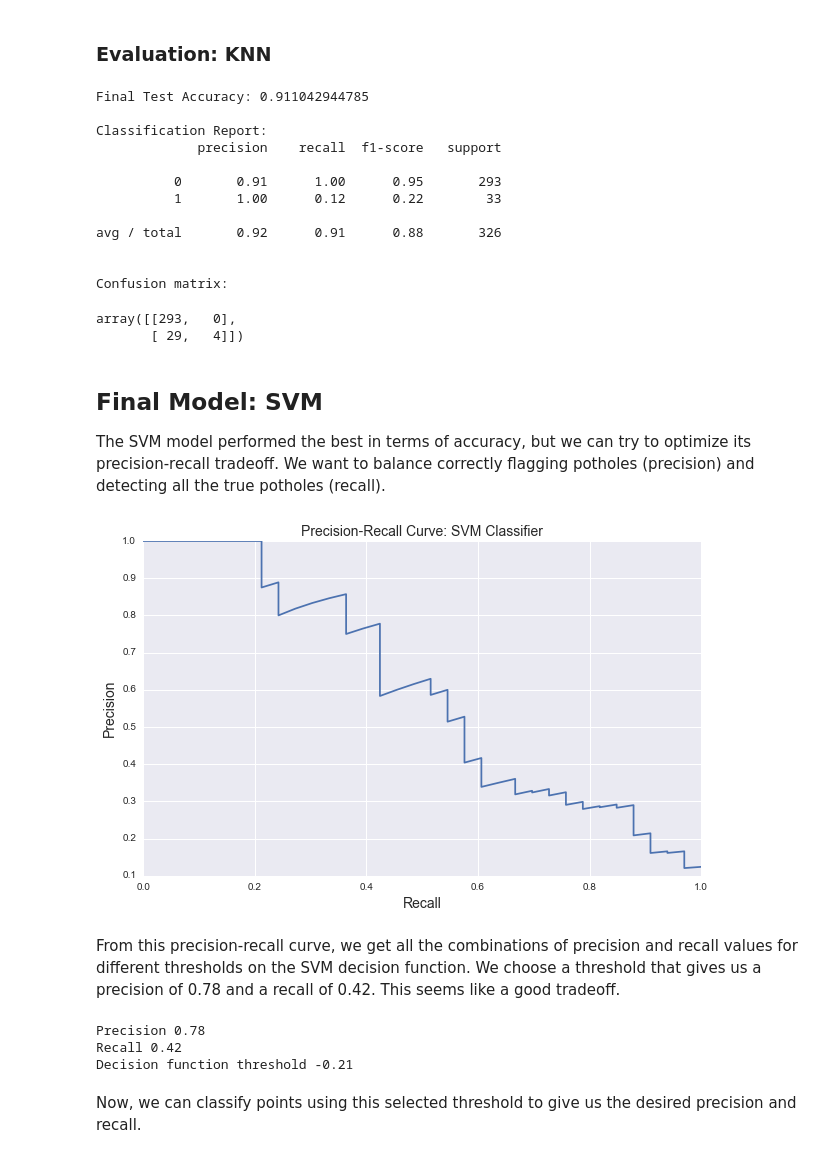
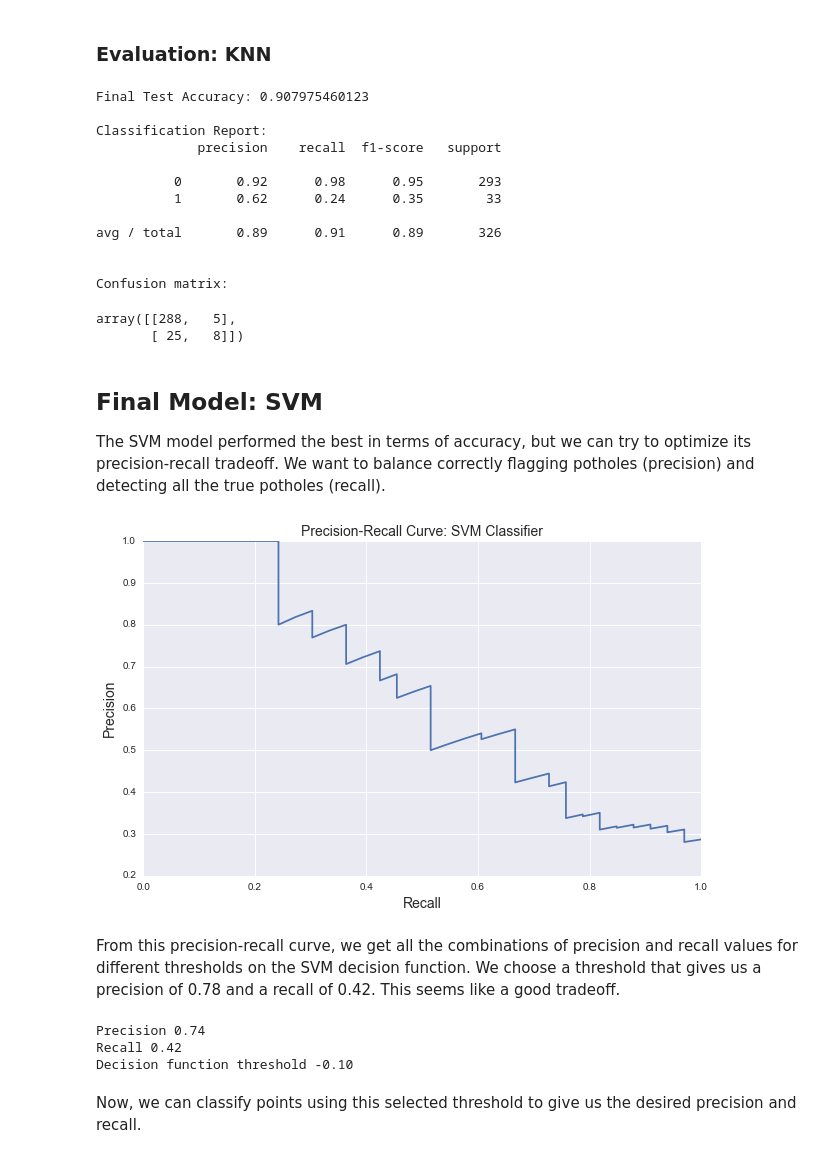
Before and after one commit to shouvikmani/Intelligent-Pothole-Detection, a Jupyter notebook: classification_potholes.ipynb, the cells around one changed output. Drawn from its saved outputs; the diff is of its cells as text; code cells hidden in the pictures.

Commit message:
Retrain potholes classifier without speed features

```diff
--- a/classification_potholes.ipynb
+++ b/classification_potholes.ipynb
@@ -51,7 +51,7 @@ allTripsDF.head()
 ### Setup Features and Labels
 # %%
 y = allTripsDF['pothole'].astype(int)
-X = allTripsDF[['meanSpeed', 'sdSpeed', 'maxAccelX', 'maxAccelY', 'maxAccelZ', 'maxGyroX',
+X = allTripsDF[['maxAccelX', 'maxAccelY', 'maxAccelZ', 'maxGyroX',
                 'maxGyroY', 'maxGyroZ', 'minAccelX', 'minAccelY', 'minAccelZ', 'minGyroX',
                 'minGyroY', 'minGyroZ', 'meanAccelX', 'meanAccelY', 'meanAccelZ',
                 'meanGyroX', 'meanGyroY', 'meanGyroZ', 'sdAccelX', 'sdAccelY', 'sdAccelZ',
@@ -128,7 +128,7 @@ plt.ylabel('Misclassification Rate', fontsize=14)
 ### Evaluation: SVM
 # %%
 # Final SVM Classifier
-clf = SVC(C=200)
+clf = SVC(C=100)
 clf.fit(X_train,y_train)
 y_pred = clf.predict(X_test)
 accuracy = np.mean(y_pred==y_test)
@@ -184,7 +184,7 @@ plt.ylabel('Misclassification Rate', fontsize=14)
 ### Evaluation: Logistic Regression
 # %%
 # Final Logistic Regression Classifier
-clf = LogisticRegression(C=100)
+clf = LogisticRegression(C=50)
 clf.fit(X_train,y_train)
 y_pred = clf.predict(X_test)
 accuracy = np.mean(y_pred==y_test)
@@ -296,7 +296,7 @@ plt.ylabel('Misclassification Rate', fontsize=14)
 ### Evaluation: Gradient Boosting
 # %%
 # Final Gradient Boosting Classifier
-clf = GradientBoostingClassifier(max_depth=2, random_state=0)
+clf = GradientBoostingClassifier(max_depth=4, random_state=0)
 clf.fit(X_train,y_train)
 y_pred = clf.predict(X_test)
 accuracy = np.mean(y_pred==y_test)
@@ -361,49 +361,49 @@ print(classification_report(y_test, y_pred))
 print "\nConfusion matrix:"
 confusion_matrix(y_test, y_pred)
 # %% [output]
-Final Test Accuracy: 0.911042944785
+Final Test Accuracy: 0.907975460123
 
 Classification Report:
              precision    recall  f1-score   support
 
-          0       0.91      1.00      0.95       293
-          1       1.00      0.12      0.22        33
+          0       0.92      0.98      0.95       293
+          1       0.62      0.24      0.35        33
 
-avg / total       0.92      0.91      0.88       326
+avg / total       0.89      0.91      0.89       326
 
 
 Confusion matrix:
-array([[293,   0],
-       [ 29,   4]])
+array([[288,   5],
+       [ 25,   8]])
 # %% [markdown]
 ## Final Model: SVM
 
 The SVM model performed the best in terms of accuracy, but we can try to optimize its precision-recall tradeoff. We want to balance correctly flagging potholes (precision) and detecting all the true potholes (recall).
 # %%
 plt.figure(figsize=(10,6))
-clf = SVC(C=200)
+clf = SVC(C=100)
 clf.fit(X_train,y_train)
 y_scores = clf.decision_function(X_test)
 precision, recall, thresholds = precision_recall_curve(y_test, y_scores)
 plt.plot(recall, precision)
 plt.xlabel('Recall', fontsize=14)
 plt.ylabel('Precision', fontsize=14)
 plt.title('Precision-Recall Curve: SVM Classifier', fontsize=14)
 plt.show()
 # %% [output]
-[figure, old version]
+[figure, new version]
 # %% [markdown]
 From this precision-recall curve, we get all the combinations of precision and recall values for different thresholds on the SVM decision function. We choose a threshold that gives us a precision of 0.78 and a recall of 0.42. This seems like a good tradeoff.
 # %%
-selectedTradeoffIndex = np.intersect1d(np.where(precision >= 0.75), np.where(precision <= 0.8))[0]
+selectedTradeoffIndex = np.intersect1d(np.where(precision >= 0.70), np.where(precision <= 0.75))[1]
 selectedThreshold = thresholds[selectedTradeoffIndex]
 print "Precision", "%0.2f" % precision[selectedTradeoffIndex]
 print "Recall", "%0.2f" % recall[selectedTradeoffIndex]
 print "Decision function threshold", "%0.2f" % thresholds[selectedTradeoffIndex]
 # %% [output]
-Precision 0.78
+Precision 0.74
 Recall 0.42
-Decision function threshold -0.21
+Decision function threshold -0.10
 # %% [markdown]
 Now, we can classify points using this selected threshold to give us the desired precision and recall.
 # %%
```
Also changed, not shown: parts of 12 cells of this notebook.
